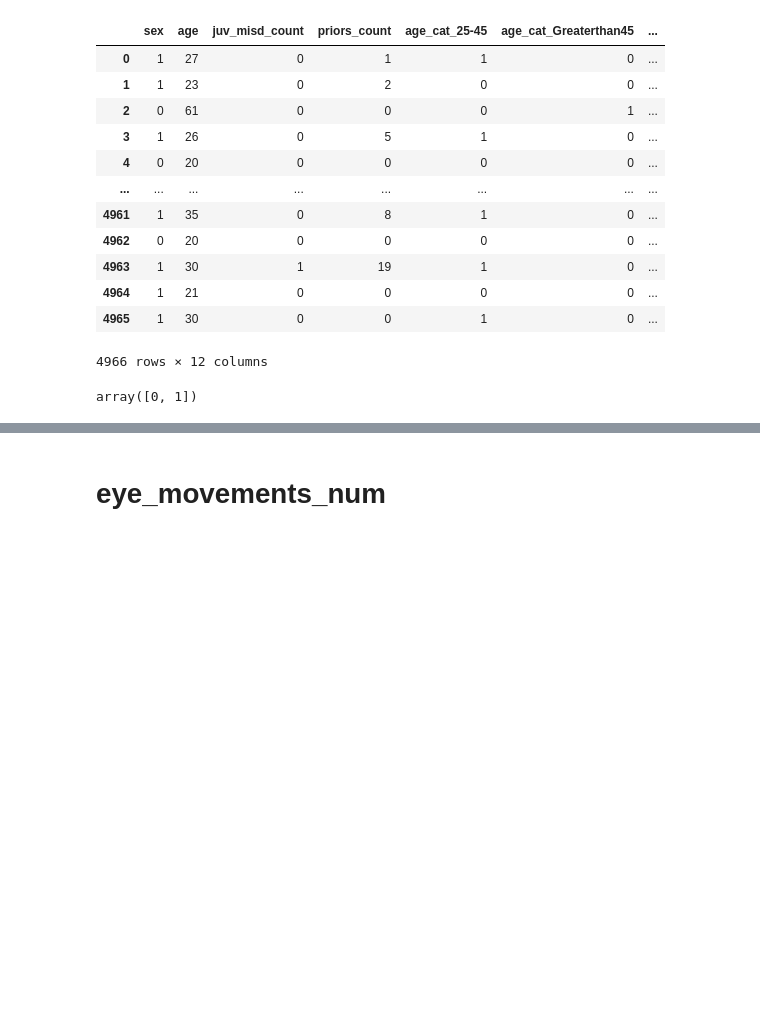
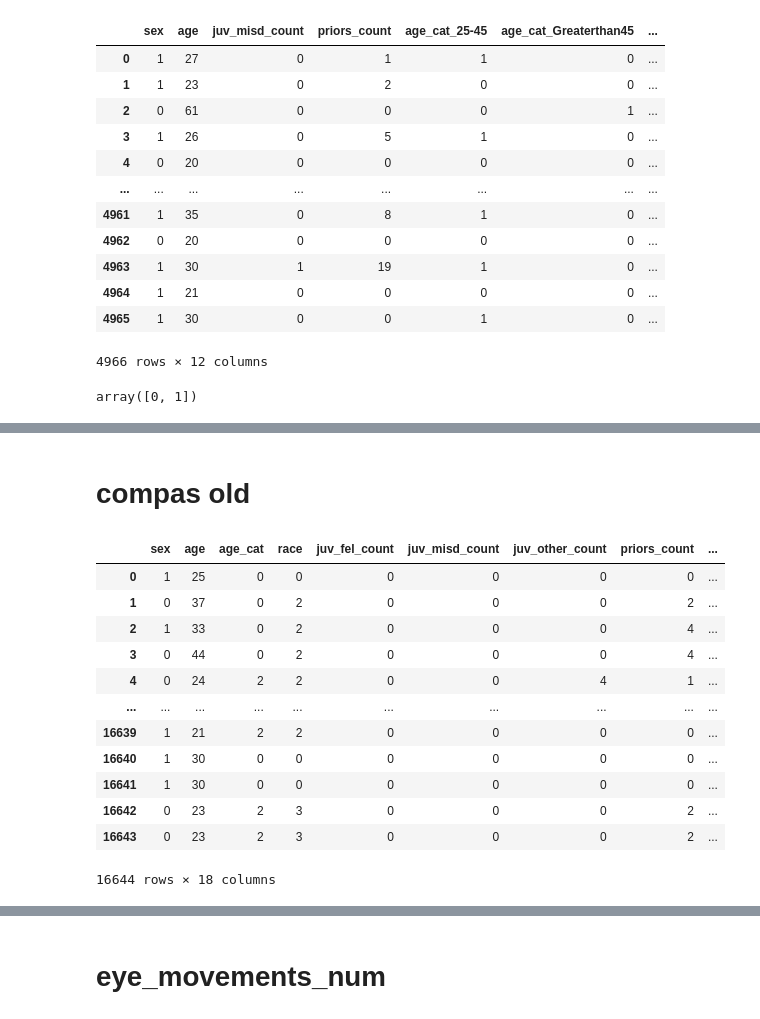
Before and after one commit to tsoudibi/GRAPE, a Jupyter notebook: make_data.ipynb, the cells around one changed output, grey strips where cells are left out. Saved outputs shown, nothing was run; the diff lists cells and outputs as text; code cells hidden in the pictures; blank space fills up the shorter version.

```diff
--- a/make_data.ipynb
+++ b/make_data.ipynb
@@ -71,0 +102,20 @@ array([0, 1])
+# %% [markdown]
+# compas old
+# %%
+import pandas as pd
+df = pd.read_csv('compass_old.csv')
+df
+# %% [output]
+|  | sex | age | age_cat | race | juv_fel_count | juv_misd_count | juv_other_count | priors_count | ... |
+| 0 | 1 | 25 | 0 | 0 | 0 | 0 | 0 | 0 | ... |
+| 1 | 0 | 37 | 0 | 2 | 0 | 0 | 0 | 2 | ... |
+| 2 | 1 | 33 | 0 | 2 | 0 | 0 | 0 | 4 | ... |
+| 3 | 0 | 44 | 0 | 2 | 0 | 0 | 0 | 4 | ... |
+| 4 | 0 | 24 | 2 | 2 | 0 | 0 | 4 | 1 | ... |
+| ... | ... | ... | ... | ... | ... | ... | ... | ... | ... |
+| 16639 | 1 | 21 | 2 | 2 | 0 | 0 | 0 | 0 | ... |
+| 16640 | 1 | 30 | 0 | 0 | 0 | 0 | 0 | 0 | ... |
+| 16641 | 1 | 30 | 0 | 0 | 0 | 0 | 0 | 0 | ... |
+| 16642 | 0 | 23 | 2 | 3 | 0 | 0 | 0 | 2 | ... |
+| 16643 | 0 | 23 | 2 | 3 | 0 | 0 | 0 | 2 | ... |
+16644 rows × 18 columns
```
Also changed, not shown: parts of 4 cells of this notebook, 10 other files.
